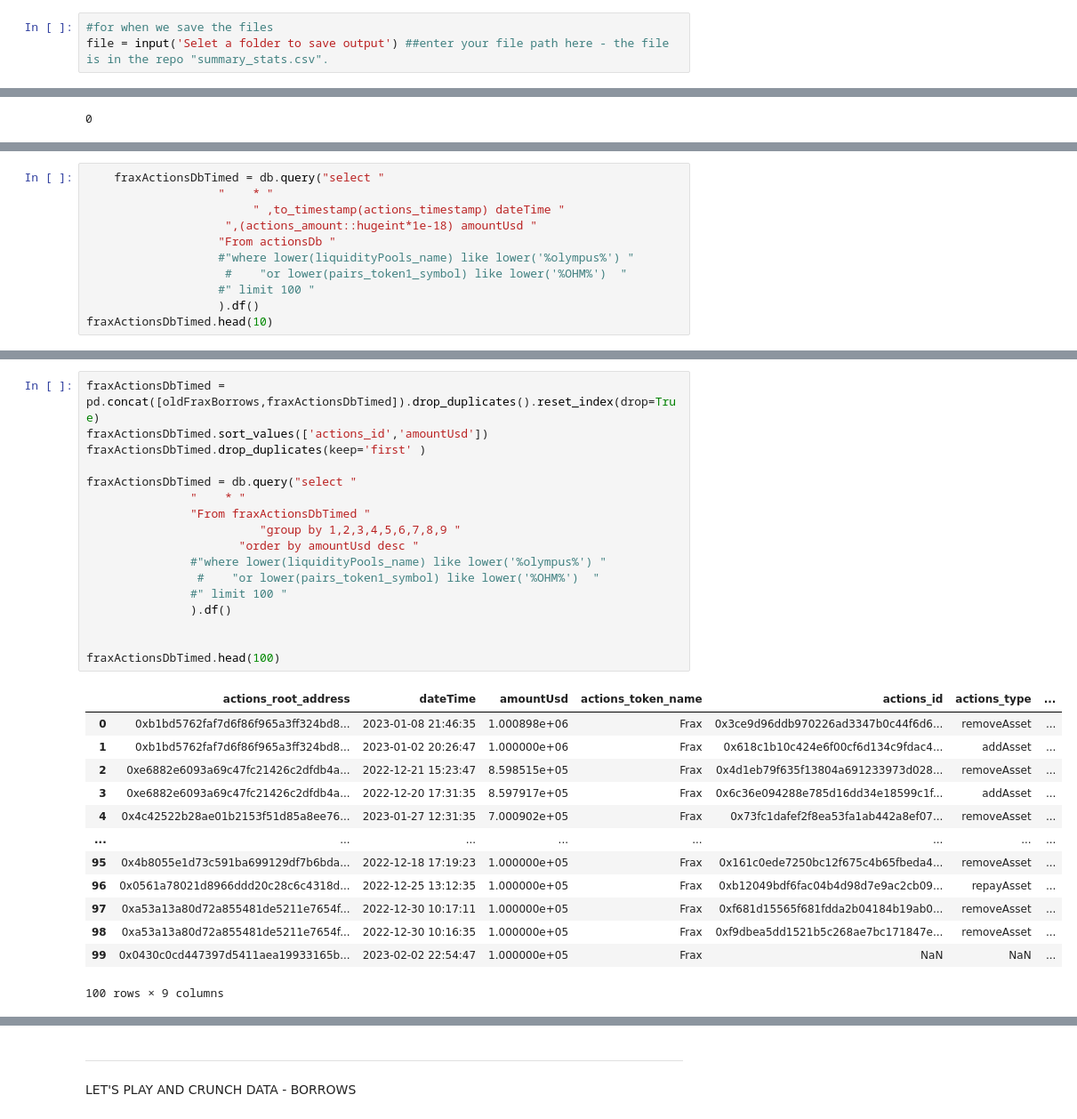
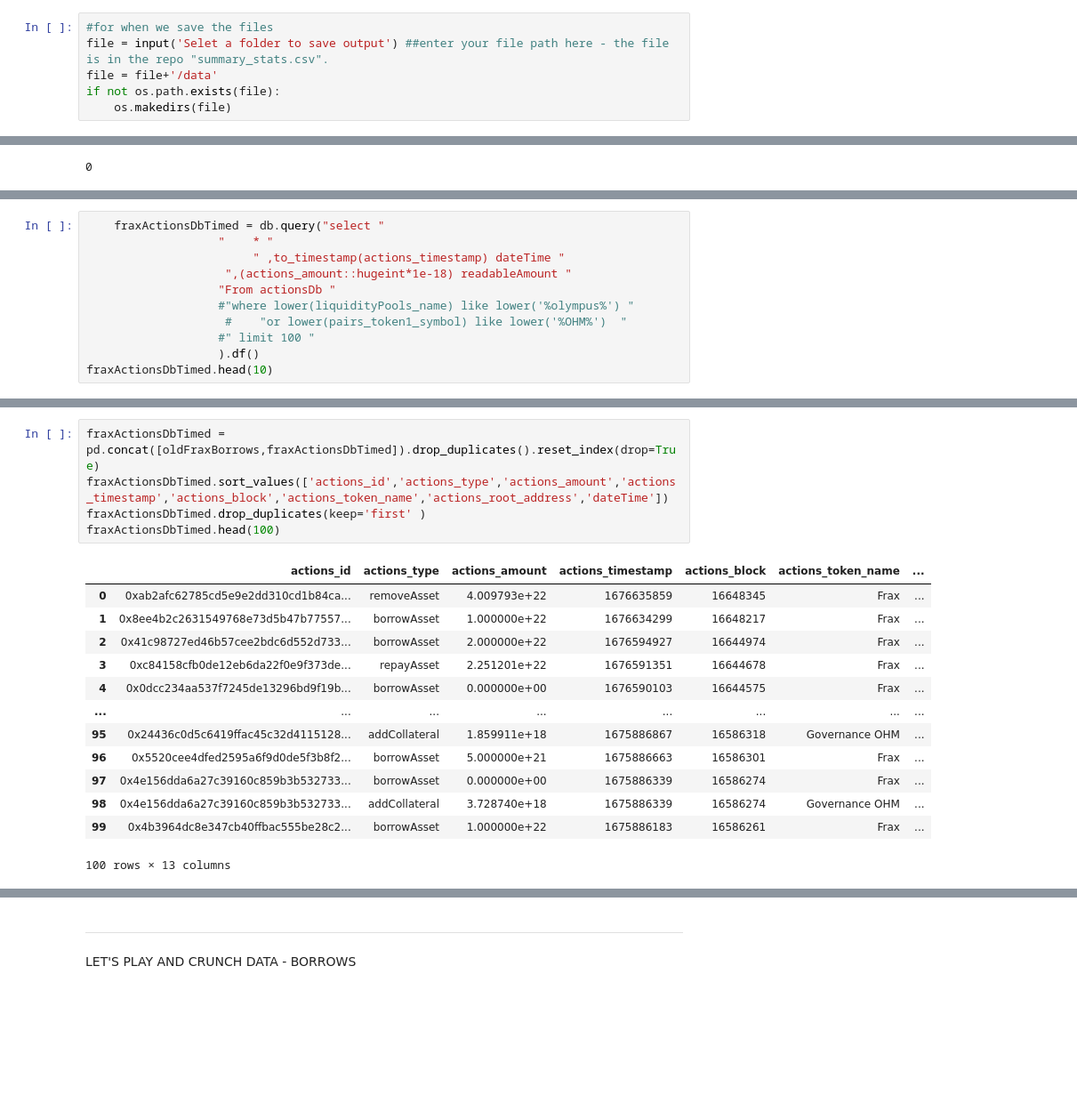
Before and after one commit to EdgeCaser/EconohmetricsOld, a Jupyter notebook: gohmAsStablecoinCollateralBorrowEvents.ipynb, the cells around one changed output, grey strips where cells are left out. Shown at 89% size. Cells and saved outputs as stored; diff of their text form; blank space fills up the shorter version.

Commit message:
Script now collects actions and users from FRAX:OHM lending pair

```diff
--- a/gohmAsStablecoinCollateralBorrowEvents.ipynb
+++ b/gohmAsStablecoinCollateralBorrowEvents.ipynb
@@ -16,6 +16,9 @@ apiKey = input('API Key, please')
 # %%
 #for when we save the files
 file = input('Selet a folder to save output') ##enter your file path here - the file is in the repo "summary_stats.csv".
+file = file+'/data'
+if not os.path.exists(file):
+    os.makedirs(file)
 # %% [markdown]
 *******************************************************************
 *******************************************************************
@@ -663,7 +681,7 @@ KeyboardInterrupt:
     fraxActionsDbTimed = db.query("select "
                    "    * "
                         " ,to_timestamp(actions_timestamp) dateTime "
-                    ",(actions_amount::hugeint*1e-18) amountUsd "
+                    ",(actions_amount::hugeint*1e-18) readableAmount "
                    "From actionsDb "
                    #"where lower(liquidityPools_name) like lower('%olympus%') "
                     #    "or lower(pairs_token1_symbol) like lower('%OHM%')  "
@@ -685,34 +703,22 @@ fraxActionsDbTimed.head(10)
 # %%
 fraxActionsDbTimed = pd.concat([oldFraxBorrows,fraxActionsDbTimed]).drop_duplicates().reset_index(drop=True)
-fraxActionsDbTimed.sort_values(['actions_id','amountUsd'])
+fraxActionsDbTimed.sort_values(['actions_id','actions_type','actions_amount','actions_timestamp','actions_block','actions_token_name','actions_root_address','dateTime'])
 fraxActionsDbTimed.drop_duplicates(keep='first' )
-
-fraxActionsDbTimed = db.query("select "
-               "    * "
-               "From fraxActionsDbTimed "
-                         "group by 1,2,3,4,5,6,7,8,9 "
-                      "order by amountUsd desc "
-               #"where lower(liquidityPools_name) like lower('%olympus%') "
-                #    "or lower(pairs_token1_symbol) like lower('%OHM%')  "
-               #" limit 100 "
-               ).df()
-
-
 fraxActionsDbTimed.head(100)
 # %% [output]
-|  | actions_root_address | dateTime | amountUsd | actions_token_name | actions_id | actions_type | ... |
-| 0 | 0xb1bd5762faf7d6f86f965a3ff324bd8... | 2023-01-08 21:46:35 | 1.000898e+06 | Frax | 0x3ce9d96ddb970226ad3347b0c44f6d6... | removeAsset | ... |
-| 1 | 0xb1bd5762faf7d6f86f965a3ff324bd8... | 2023-01-02 20:26:47 | 1.000000e+06 | Frax | 0x618c1b10c424e6f00cf6d134c9fdac4... | addAsset | ... |
-| 2 | 0xe6882e6093a69c47fc21426c2dfdb4a... | 2022-12-21 15:23:47 | 8.598515e+05 | Frax | 0x4d1eb79f635f13804a691233973d028... | removeAsset | ... |
-| 3 | 0xe6882e6093a69c47fc21426c2dfdb4a... | 2022-12-20 17:31:35 | 8.597917e+05 | Frax | 0x6c36e094288e785d16dd34e18599c1f... | addAsset | ... |
-| 4 | 0x4c42522b28ae01b2153f51d85a8ee76... | 2023-01-27 12:31:35 | 7.000902e+05 | Frax | 0x73fc1dafef2f8ea53fa1ab442a8ef07... | removeAsset | ... |
+|  | actions_id | actions_type | actions_amount | actions_timestamp | actions_block | actions_token_name | ... |
+| 0 | 0xab2afc62785cd5e9e2dd310cd1b84ca... | removeAsset | 4.009793e+22 | 1676635859 | 16648345 | Frax | ... |
+| 1 | 0x8ee4b2c2631549768e73d5b47b77557... | borrowAsset | 1.000000e+22 | 1676634299 | 16648217 | Frax | ... |
+| 2 | 0x41c98727ed46b57cee2bdc6d552d733... | borrowAsset | 2.000000e+22 | 1676594927 | 16644974 | Frax | ... |
+| 3 | 0xc84158cfb0de12eb6da22f0e9f373de... | repayAsset | 2.251201e+22 | 1676591351 | 16644678 | Frax | ... |
+| 4 | 0x0dcc234aa537f7245de13296bd9f19b... | borrowAsset | 0.000000e+00 | 1676590103 | 16644575 | Frax | ... |
 | ... | ... | ... | ... | ... | ... | ... | ... |
-| 95 | 0x4b8055e1d73c591ba699129df7b6bda... | 2022-12-18 17:19:23 | 1.000000e+05 | Frax | 0x161c0ede7250bc12f675c4b65fbeda4... | removeAsset | ... |
-| 96 | 0x0561a78021d8966ddd20c28c6c4318d... | 2022-12-25 13:12:35 | 1.000000e+05 | Frax | 0xb12049bdf6fac04b4d98d7e9ac2cb09... | repayAsset | ... |
-| 97 | 0xa53a13a80d72a855481de5211e7654f... | 2022-12-30 10:17:11 | 1.000000e+05 | Frax | 0xf681d15565f681fdda2b04184b19ab0... | removeAsset | ... |
-| 98 | 0xa53a13a80d72a855481de5211e7654f... | 2022-12-30 10:16:35 | 1.000000e+05 | Frax | 0xf9dbea5dd1521b5c268ae7bc171847e... | removeAsset | ... |
-| 99 | 0x0430c0cd447397d5411aea19933165b... | 2023-02-02 22:54:47 | 1.000000e+05 | Frax | NaN | NaN | ... |
+| 95 | 0x24436c0d5c6419ffac45c32d4115128... | addCollateral | 1.859911e+18 | 1675886867 | 16586318 | Governance OHM | ... |
+| 96 | 0x5520cee4dfed2595a6f9d0de5f3b8f2... | borrowAsset | 5.000000e+21 | 1675886663 | 16586301 | Frax | ... |
+| 97 | 0x4e156dda6a27c39160c859b3b532733... | borrowAsset | 0.000000e+00 | 1675886339 | 16586274 | Frax | ... |
+| 98 | 0x4e156dda6a27c39160c859b3b532733... | addCollateral | 3.728740e+18 | 1675886339 | 16586274 | Governance OHM | ... |
+| 99 | 0x4b3964dc8e347cb40ffbac555be28c2... | borrowAsset | 1.000000e+22 | 1675886183 | 16586261 | Frax | ... |
-100 rows × 9 columns
+100 rows × 13 columns
 # %%
 fraxActionsDbTimedLength = len(fraxActionsDbTimed)
 path =file+'/frax_borrows.csv'
```
Also changed, not shown: parts of 28 cells of this notebook, 1 other file.
